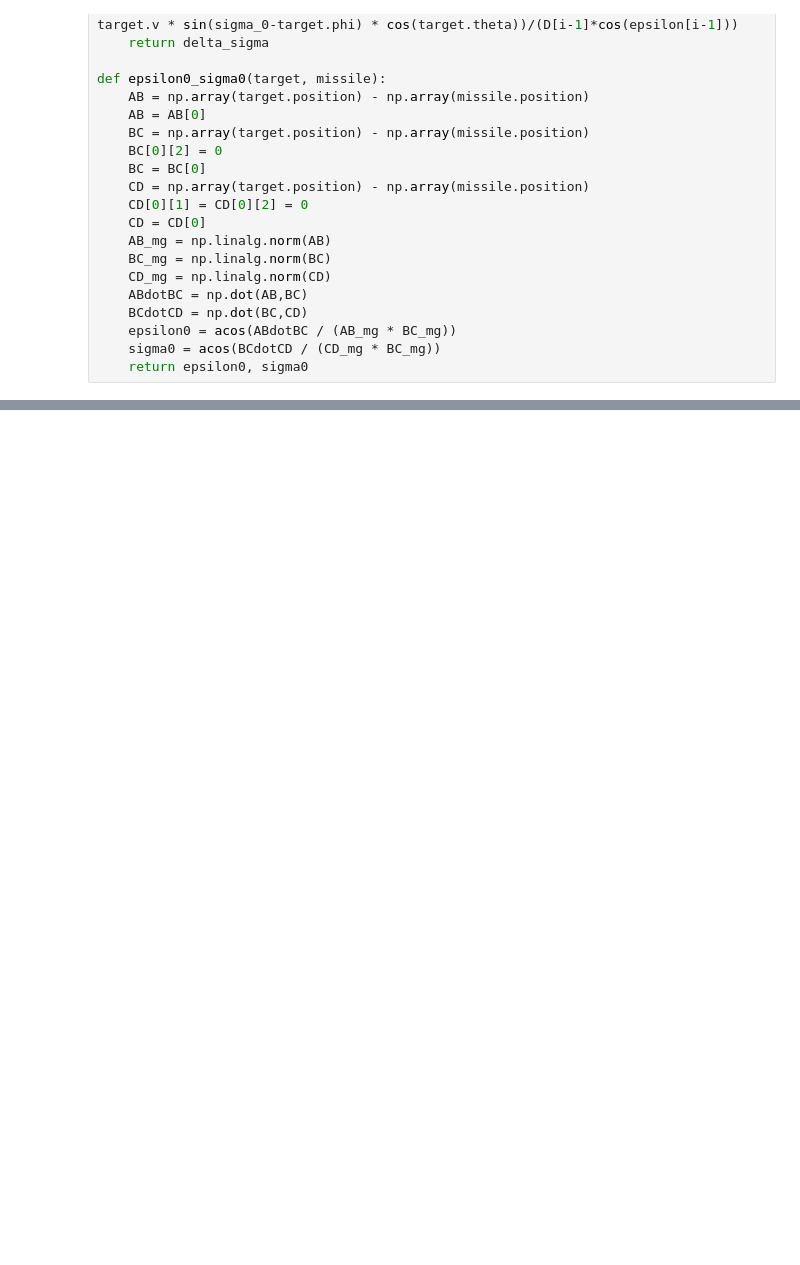
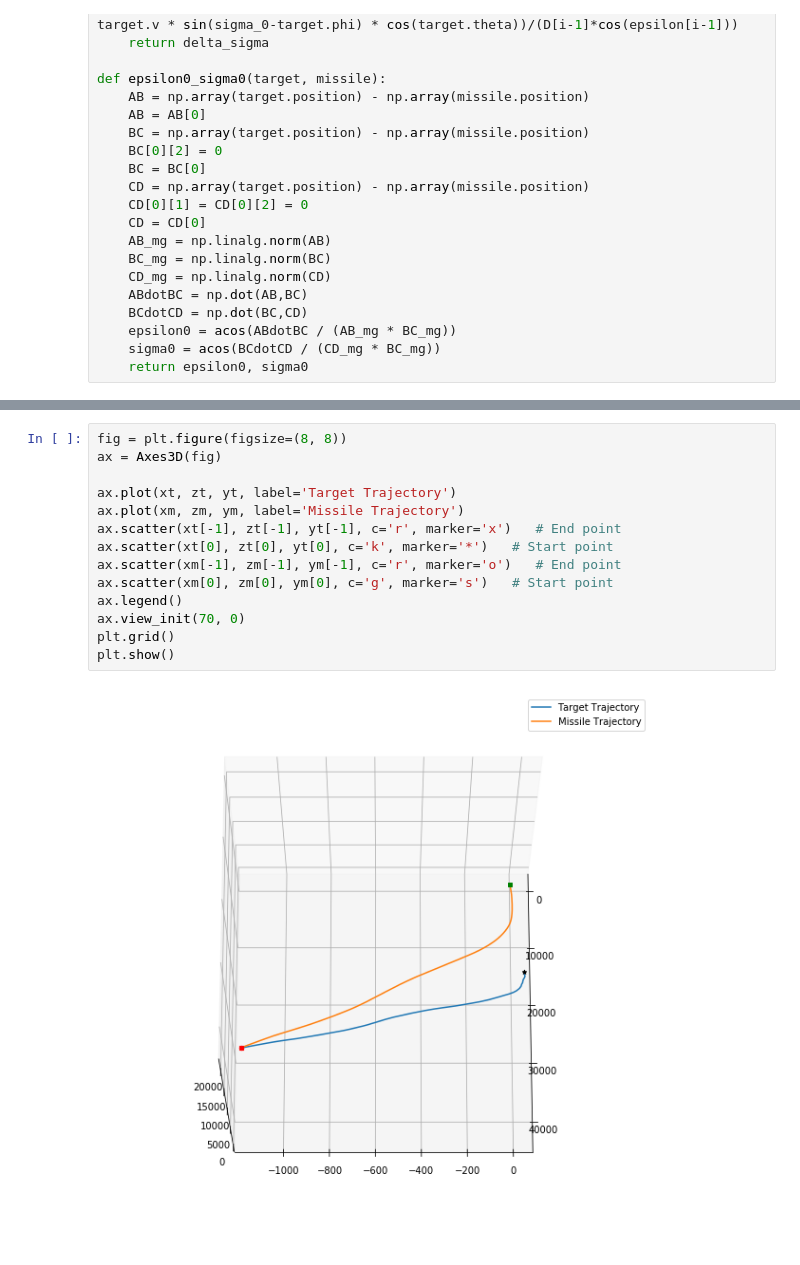
Before and after one commit to Abdelrahman350/Guidance, a Jupyter notebook: Homing_Guidance.ipynb, the cells around one changed output, grey strips where cells are left out. Saved outputs shown, nothing was run; the diff lists cells and outputs as text; blank space fills up the shorter version.

```diff
--- a/Homing_Guidance.ipynb
+++ b/Homing_Guidance.ipynb
@@ -184,3 +184,19 @@ Hit
+# %%
+fig = plt.figure(figsize=(8, 8))
+ax = Axes3D(fig)
+
+ax.plot(xt, zt, yt, label='Target Trajectory')
+ax.plot(xm, zm, ym, label='Missile Trajectory')
+ax.scatter(xt[-1], zt[-1], yt[-1], c='r', marker='x')   # End point
+ax.scatter(xt[0], zt[0], yt[0], c='k', marker='*')   # Start point
+ax.scatter(xm[-1], zm[-1], ym[-1], c='r', marker='o')   # End point
+ax.scatter(xm[0], zm[0], ym[0], c='g', marker='s')   # Start point
+ax.legend()
+ax.view_init(70, 0)
+plt.grid()
+plt.show()
+# %% [output]
+[figure, added]
 # %%
 fig = plt.figure(figsize=(8, 8))
 
```
Also changed, not shown: parts of 2 cells of this notebook.
